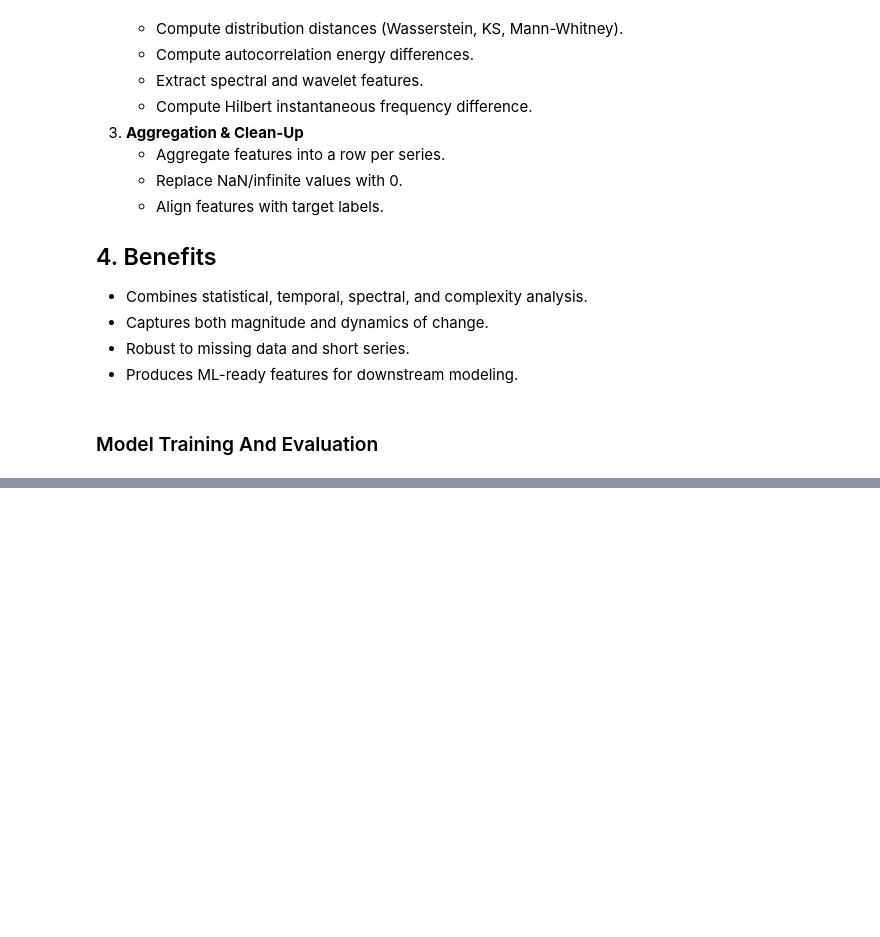
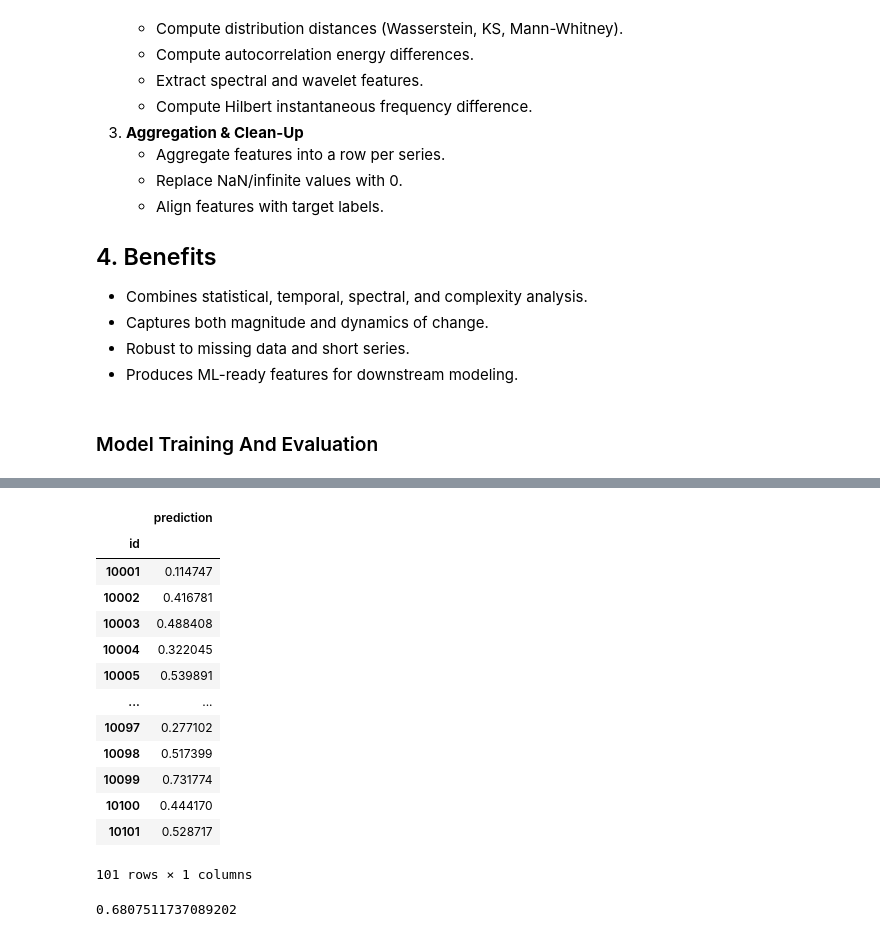
Before and after one commit to SheemaMasood381/ADIA-Lab-Structural-Break-Challenge, a Jupyter notebook: 02-adia-structural-breal-advanced-features-and-modeling-experiment.ipynb, the cells around one changed output, grey strips where cells are left out. Drawn from its saved outputs; the diff is of its cells as text; code cells hidden in the pictures; blank space fills up the shorter version.

```diff
--- a/02-adia-structural-breal-advanced-features-and-modeling-experiment.ipynb
+++ b/02-adia-structural-breal-advanced-features-and-modeling-experiment.ipynb
@@ -1304,0 +1424,30 @@ crunch.test(
+# %%
+prediction = pd.read_parquet("data/prediction.parquet")
+
+prediction
+# %% [output]
+|  | prediction |
+| id |  |
+| 10001 | 0.114747 |
+| 10002 | 0.416781 |
+| 10003 | 0.488408 |
+| 10004 | 0.322045 |
+| 10005 | 0.539891 |
+| ... | ... |
+| 10097 | 0.277102 |
+| 10098 | 0.517399 |
+| 10099 | 0.731774 |
+| 10100 | 0.444170 |
+| 10101 | 0.528717 |
+101 rows × 1 columns
+# %%
+# Load the targets
+target = pd.read_parquet("data/y_test.reduced.parquet")["structural_breakpoint"]
+
+# Call the scoring function
+sklearn.metrics.roc_auc_score(
+    target,
+    prediction,
+)
+# %% [output]
+0.6807511737089202
```
Also changed, not shown: parts of 8 cells of this notebook.
